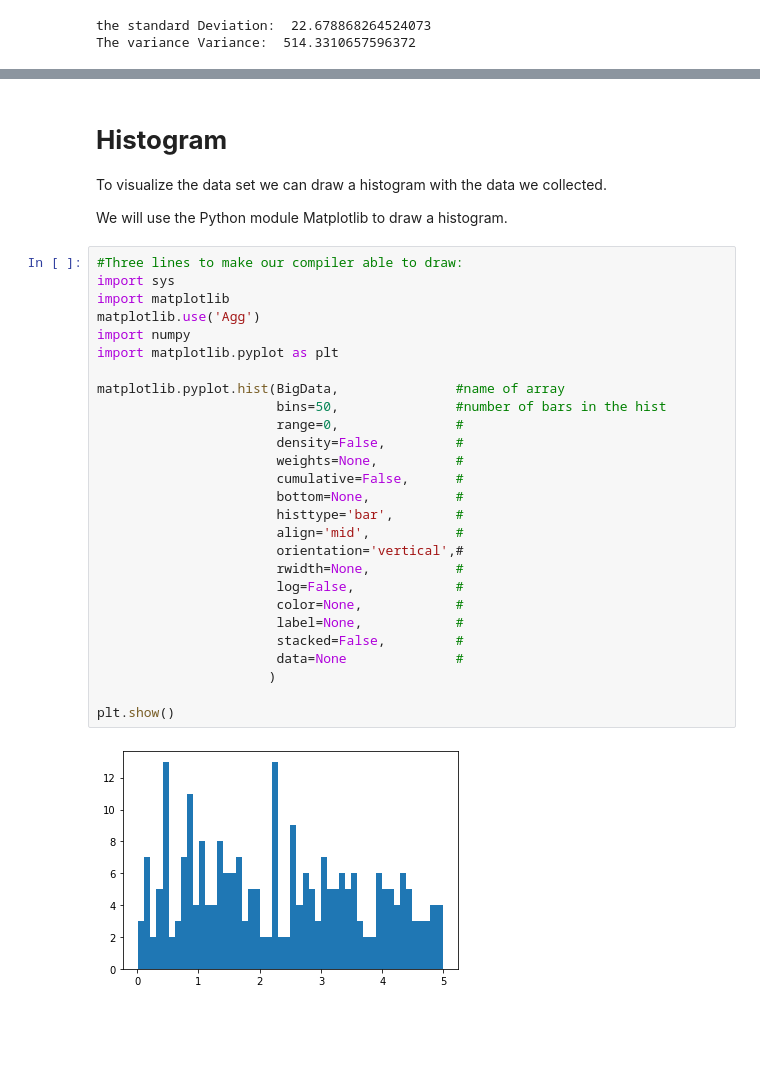
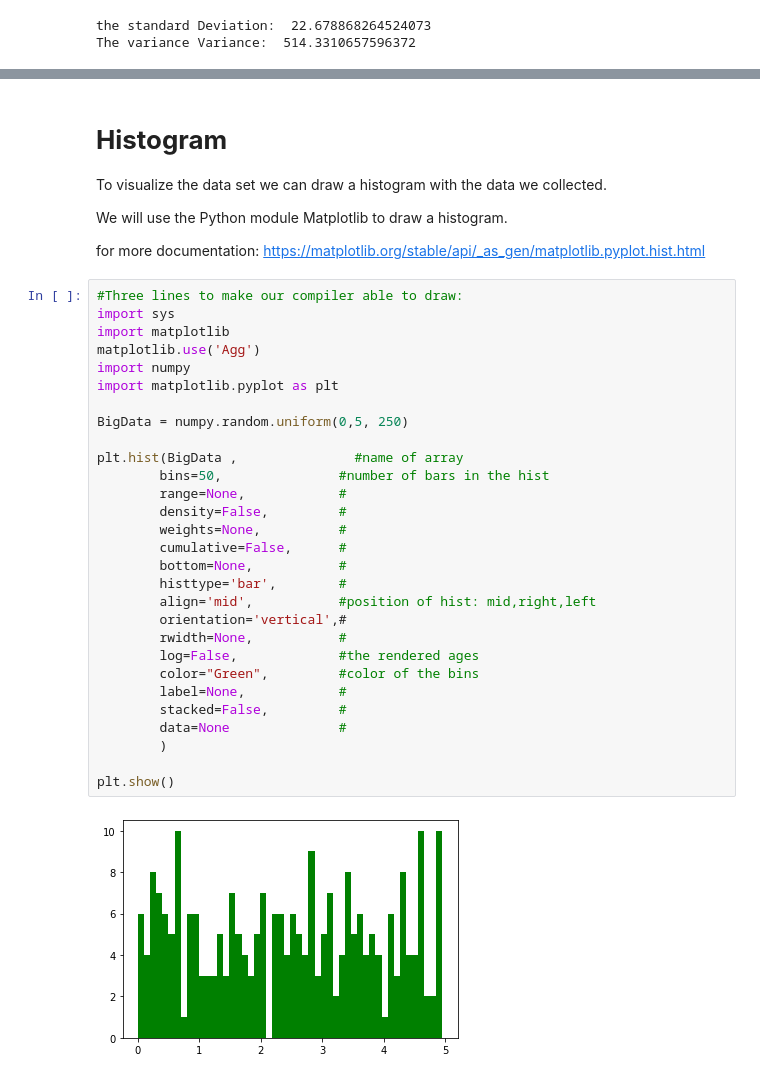
Before and after one commit to Imeneallouche/artificial-intelligence, a Jupyter notebook: Basics.ipynb, the cells around one changed output, grey strips where cells are left out. Cells and saved outputs as stored; diff of their text form; blank space fills up the shorter version.

```diff
--- a/Basics.ipynb
+++ b/Basics.ipynb
@@ -104,32 +104,36 @@ print(BigData)
 To visualize the data set we can draw a histogram with the data we collected.
 
 We will use the Python module Matplotlib to draw a histogram.
+
+for more documentation: https://matplotlib.org/stable/api/_as_gen/matplotlib.pyplot.hist.html
 # %%
 #Three lines to make our compiler able to draw:
 import sys
 import matplotlib
 matplotlib.use('Agg')
 import numpy
 import matplotlib.pyplot as plt
 
-matplotlib.pyplot.hist(BigData,               #name of array
-                       bins=50,               #number of bars in the hist
-                       range=0,               #
-                       density=False,         #
-                       weights=None,          #
-                       cumulative=False,      #
-                       bottom=None,           #
-                       histtype='bar',        #
-                       align='mid',           #
-                       orientation='vertical',#
-                       rwidth=None,           #
-                       log=False,             #
-                       color=None,            #
-                       label=None,            #
-                       stacked=False,         #
-                       data=None              #
-                      )
+BigData = numpy.random.uniform(0,5, 250)
+
+plt.hist(BigData ,               #name of array
+        bins=50,               #number of bars in the hist
+        range=None,            #
+        density=False,         #
+        weights=None,          #
+        cumulative=False,      #
+        bottom=None,           #
+        histtype='bar',        #
+        align='mid',           #position of hist: mid,right,left
+        orientation='vertical',#
+        rwidth=None,           #
+        log=False,             #the rendered ages
+        color="Green",         #color of the bins
+        label=None,            #
+        stacked=False,         #
+        data=None              #
+        )
 
 plt.show()
 # %% [output]
-[figure, old version]
+[figure, new version]
```
Also changed, not shown: parts of 8 cells of this notebook.
